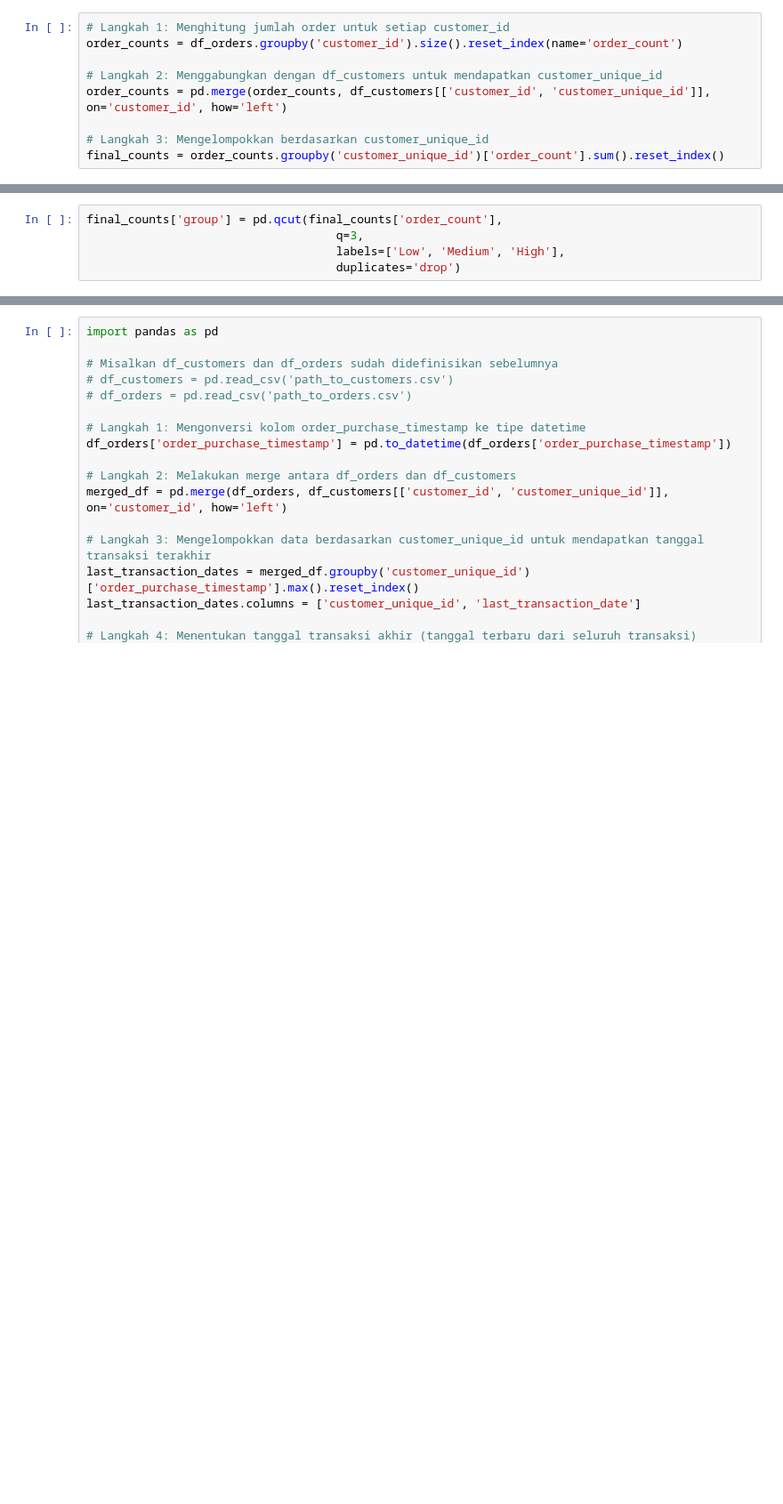
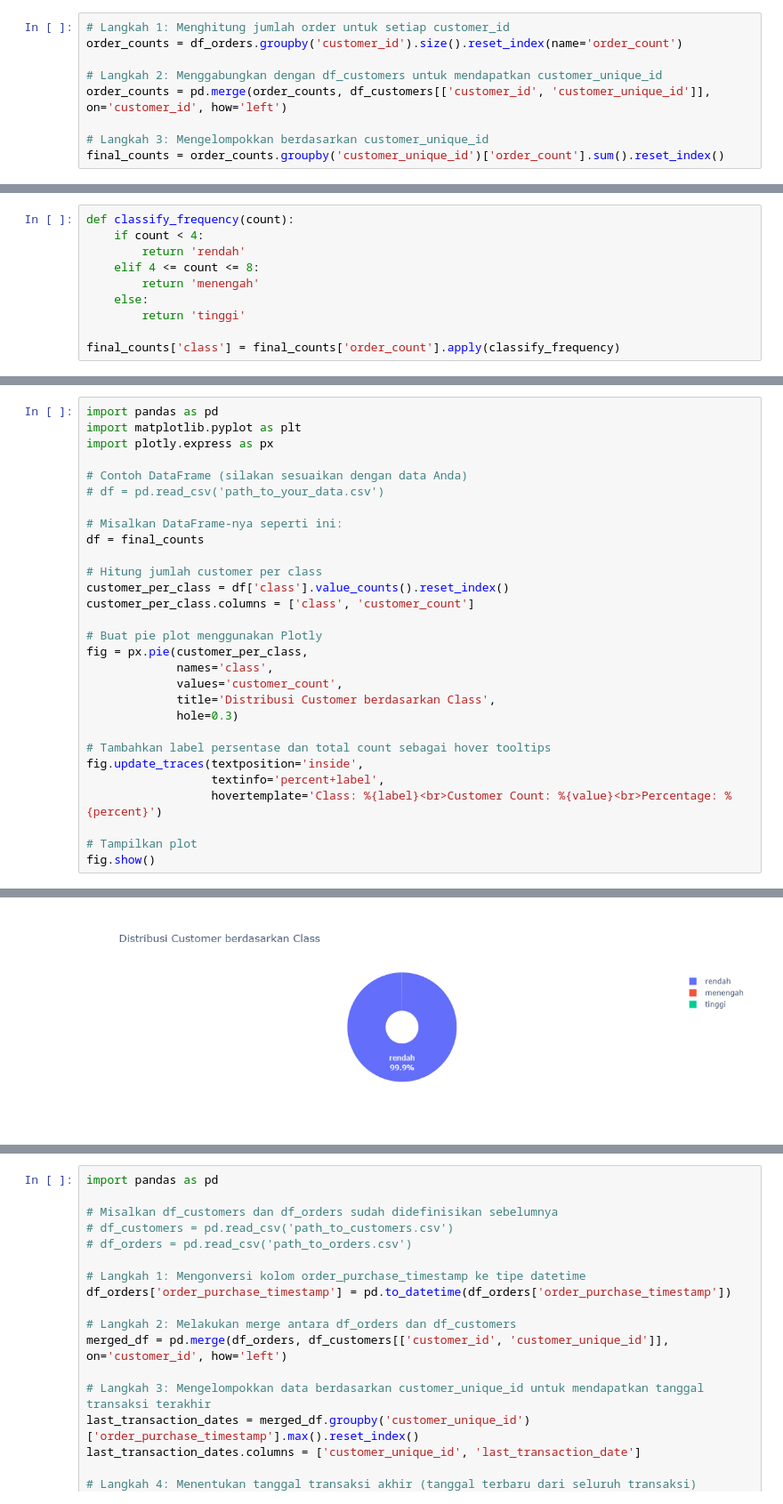
Before and after one commit to BeeGaes/data_grow, a Jupyter notebook: Growia/Modul 9/beginner/beginner.ipynb, the cells around one changed output, grey strips where cells are left out. Shown at 89% size. Drawn from its saved outputs; the diff is of its cells as text; blank space fills up the shorter version.

Commit message:
Custumer demografi update
penambahan first date & last date order
penambahan custmer class by count order

```diff
--- a/Growia/Modul 9/beginner/beginner.ipynb
+++ b/Growia/Modul 9/beginner/beginner.ipynb
@@ -83,5 +23,0 @@ final_counts.sort_values('order_count')
-# %%
-final_counts['group'] = pd.qcut(final_counts['order_count'],
-                                    q=3,
-                                    labels=['Low', 'Medium', 'High'],
-                                    duplicates='drop')
@@ -123,0 +24,10 @@ KeyboardInterrupt
+# %%
+def classify_frequency(count):
+    if count < 4:
+        return 'rendah'
+    elif 4 <= count <= 8:
+        return 'menengah'
+    else:
+        return 'tinggi'
+
+final_counts['class'] = final_counts['order_count'].apply(classify_frequency)
@@ -123,0 +88,30 @@ KeyboardInterrupt
+# %%
+import pandas as pd
+import matplotlib.pyplot as plt
+import plotly.express as px
+
+# Contoh DataFrame (silakan sesuaikan dengan data Anda)
+# df = pd.read_csv('path_to_your_data.csv')
+
+# Misalkan DataFrame-nya seperti ini:
+df = final_counts
+
+# Hitung jumlah customer per class
+customer_per_class = df['class'].value_counts().reset_index()
+customer_per_class.columns = ['class', 'customer_count']
+
+# Buat pie plot menggunakan Plotly
+fig = px.pie(customer_per_class,
+             names='class',
+             values='customer_count',
+             title='Distribusi Customer berdasarkan Class',
+             hole=0.3)
+
+# Tambahkan label persentase dan total count sebagai hover tooltips
+fig.update_traces(textposition='inside',
+                  textinfo='percent+label',
+                  hovertemplate='Class: %{label}<br>Customer Count: %{value}<br>Percentage: %{percent}')
+
+# Tampilkan plot
+fig.show()
+# %% [output]
@@ -124,2 +119,3 @@ KeyboardInterrupt
+[figure, added]
 # %%
 final_counts.groupby('cluster').agg({'order_count':['min','max','mean','median','count']})
```
Also changed, not shown: parts of 21 cells of this notebook, 1 other file.
